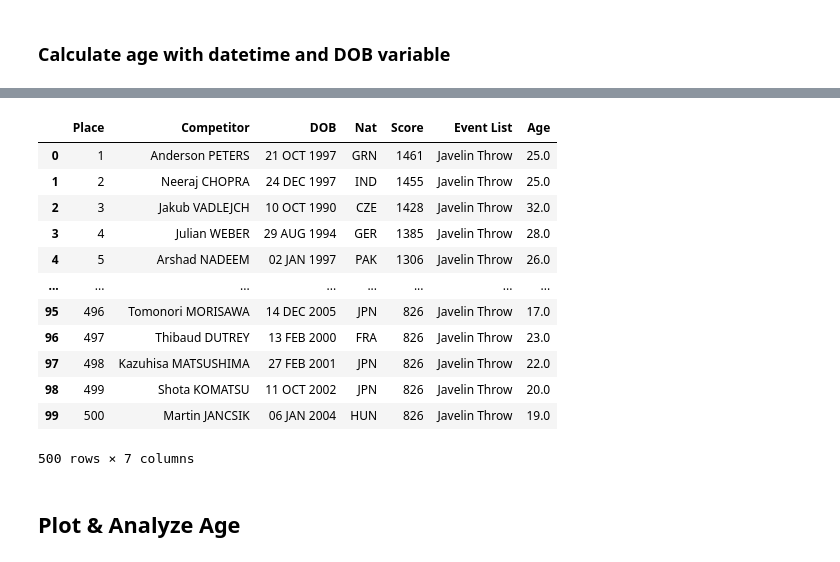
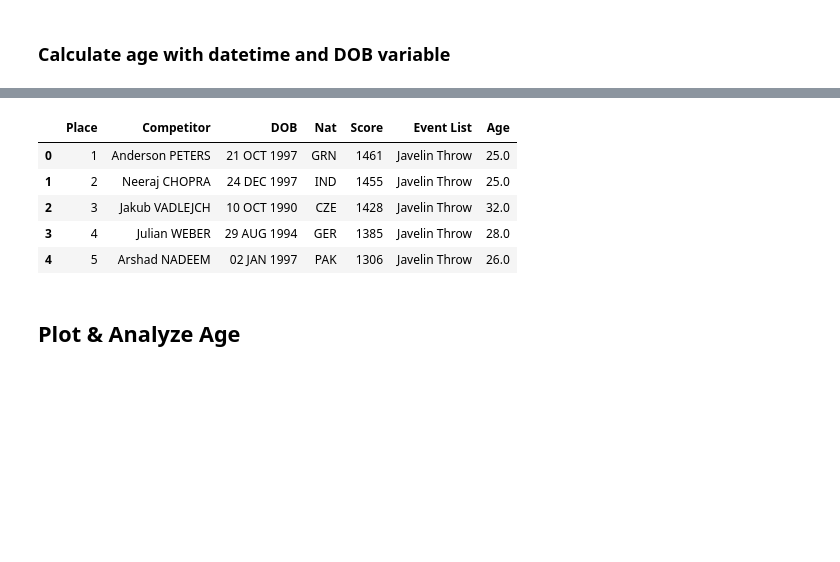
Before and after one commit to ethanwright96/javelin-data-science, a Jupyter notebook: World Athletics/men_javelin_age.ipynb, the cells around one changed output, grey strips where cells are left out. Saved outputs shown, nothing was run; the diff lists cells and outputs as text; code cells hidden in the pictures; blank space fills up the shorter version.

```diff
--- a/World Athletics/men_javelin_age.ipynb
+++ b/World Athletics/men_javelin_age.ipynb
@@ -61,5 +61,5 @@ frame.head(5)
+# %%
+data = pd.read_csv('men_javelin_rankings.csv')
+df = pd.DataFrame(data)
 # %% [markdown]
 ### Calculate age with datetime and DOB variable
-# %%
-# Copy dataframe
-df = frame.copy()
@@ -97,21 +114,14 @@ def calculate_age(dob):
 df['Age'] = df['DOB'].apply(calculate_age)
 df['Age'] = df['Age'].fillna(0)
 # %%
-df
+df.head(5)
 # %% [output]
 |  | Place | Competitor | DOB | Nat | Score | Event List | Age |
 | 0 | 1 | Anderson PETERS | 21 OCT 1997 | GRN | 1461 | Javelin Throw | 25.0 |
 | 1 | 2 | Neeraj CHOPRA | 24 DEC 1997 | IND | 1455 | Javelin Throw | 25.0 |
 | 2 | 3 | Jakub VADLEJCH | 10 OCT 1990 | CZE | 1428 | Javelin Throw | 32.0 |
 | 3 | 4 | Julian WEBER | 29 AUG 1994 | GER | 1385 | Javelin Throw | 28.0 |
 | 4 | 5 | Arshad NADEEM | 02 JAN 1997 | PAK | 1306 | Javelin Throw | 26.0 |
-| ... | ... | ... | ... | ... | ... | ... | ... |
-| 95 | 496 | Tomonori MORISAWA | 14 DEC 2005 | JPN | 826 | Javelin Throw | 17.0 |
-| 96 | 497 | Thibaud DUTREY | 13 FEB 2000 | FRA | 826 | Javelin Throw | 23.0 |
-| 97 | 498 | Kazuhisa MATSUSHIMA | 27 FEB 2001 | JPN | 826 | Javelin Throw | 22.0 |
-| 98 | 499 | Shota KOMATSU | 11 OCT 2002 | JPN | 826 | Javelin Throw | 20.0 |
-| 99 | 500 | Martin JANCSIK | 06 JAN 2004 | HUN | 826 | Javelin Throw | 19.0 |
-500 rows × 7 columns
 # %% [markdown]
 ## Plot & Analyze Age
 # %%
```
Also changed, not shown: parts of 19 cells of this notebook, 9 other files.
